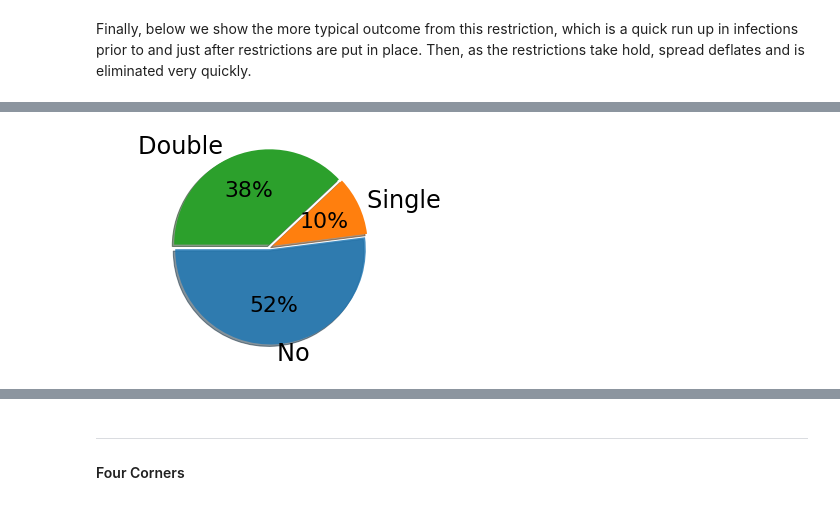
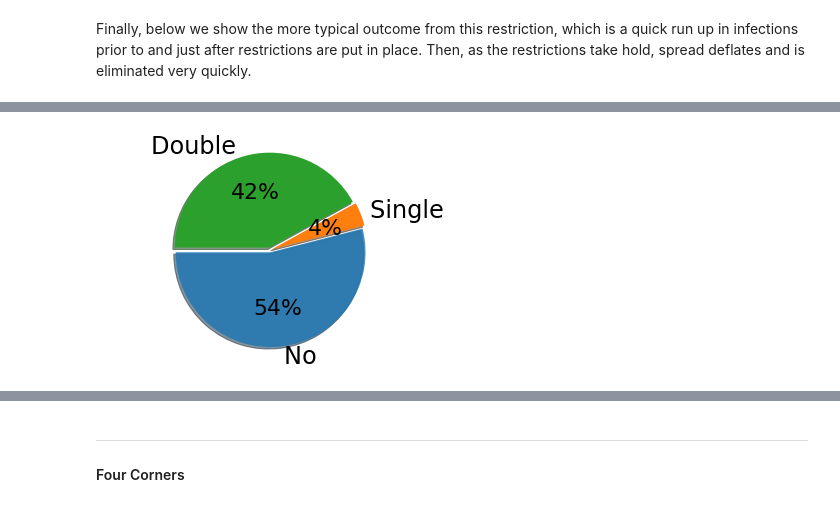
Before and after one commit to rjskene/rknotdocs, a Jupyter notebook: docs/multi.ipynb, the cells around one changed output, grey strips where cells are left out. Saved outputs shown, nothing was run; the diff lists cells and outputs as text; code cells hidden in the pictures.

```diff
--- a/docs/multi.ipynb
+++ b/docs/multi.ipynb
@@ -1201,8 +1233,10 @@ import os
 from datetime import datetime as dt
 import numpy as np
 
+from rknot.notebook import *
+
 path = 'vids/multi'
-slug = 'carehome_async_restrict-pickled'
+slug = 'carehome_uncoord-pickled'
 file_ = os.path.join(path, 'sims', slug)
 sims = pickload(file_)
 
@@ -1210,23 +1244,23 @@ last_date = sorted([dt.strptime(date, '%Y-%m-%d') for date in sims.keys()])[-1]
 last_date = last_date.strftime('%Y-%m-%d')
 
 with np.errstate(divide='ignore', invalid='ignore'):
-    r_chno = [get_results(sim) for sim in sims[last_date]['sims']]
+    r_unco = [get_results(sim) for sim in sims[last_date]['sims']]
 
-    r_chno = np.vstack(r_chno)
-    m_chno = find_means(r_chno)
-    m_gt0_chno = find_means_seconly(r_chno, m_chno)
+    r_unco = np.vstack(r_unco)
+    m_unco = find_means(r_unco)
+    m_gt0_unco = find_means_seconly(r_unco, m_unco)
 
 headers = [
     r'Care Homes<br>Uncoordinated<br>$R_0$ > 0',
-    'Care Homes<br>25Max<br>$R_0$ > 0',
-    r'Care Homes<br>10Max<br>$R_0$ > 0'
+    r'Care Homes<br>$R_0$ > 0',
+    r'Care Homes<br>25Max<br>$R_0$ > 0'
 ]
 
-args = [m_gt0_chno, m_gt0_ch25, m_gt0_ch10]
+args = [m_gt0_unco, m_gt0_ch25, m_gt0_ch]
 sizes = [
-    (find_seconly(r_chno).shape[0], r_chno.shape[0]),
+    (find_seconly(r_unco).shape[0], r_unco.shape[0]),
     (find_seconly(r_ch25).shape[0], r_ch25.shape[0]),
-    (find_seconly(r_ch10).shape[0], r_ch10.shape[0])
+    (find_seconly(r_ch).shape[0], r_ch.shape[0]),
 ]
 display(HTML(curve_table(headers, args, sizes)))
 # %% [output]
@@ -1253,13 +1293,13 @@ curvehist([r_chno[:,2], r_ch25[:,2]], title=title, which='tot', widths=[.95, .8,
 # %%
 uncosims = sims[last_date]['sims']
-westrng = np.arange(5)
-eastrng = np.arange(5, 12)
-id_groups = [westids, eastids]
+westrng = np.arange(6)
+eastrng = np.arange(6, 12)
+id_groups = [westrng, eastrng]
 
 sstack = statestack(uncosims, id_groups)
 peakset = peak_analysis(sstack)
 savepath = peakpie(peakset, path, slug)
 # %% [output]
-[figure, old version]
+[figure, new version]
 # %%
 from IPython.core.display import display, HTML
```
Also changed, not shown: parts of 35 cells of this notebook, 28 other files.
